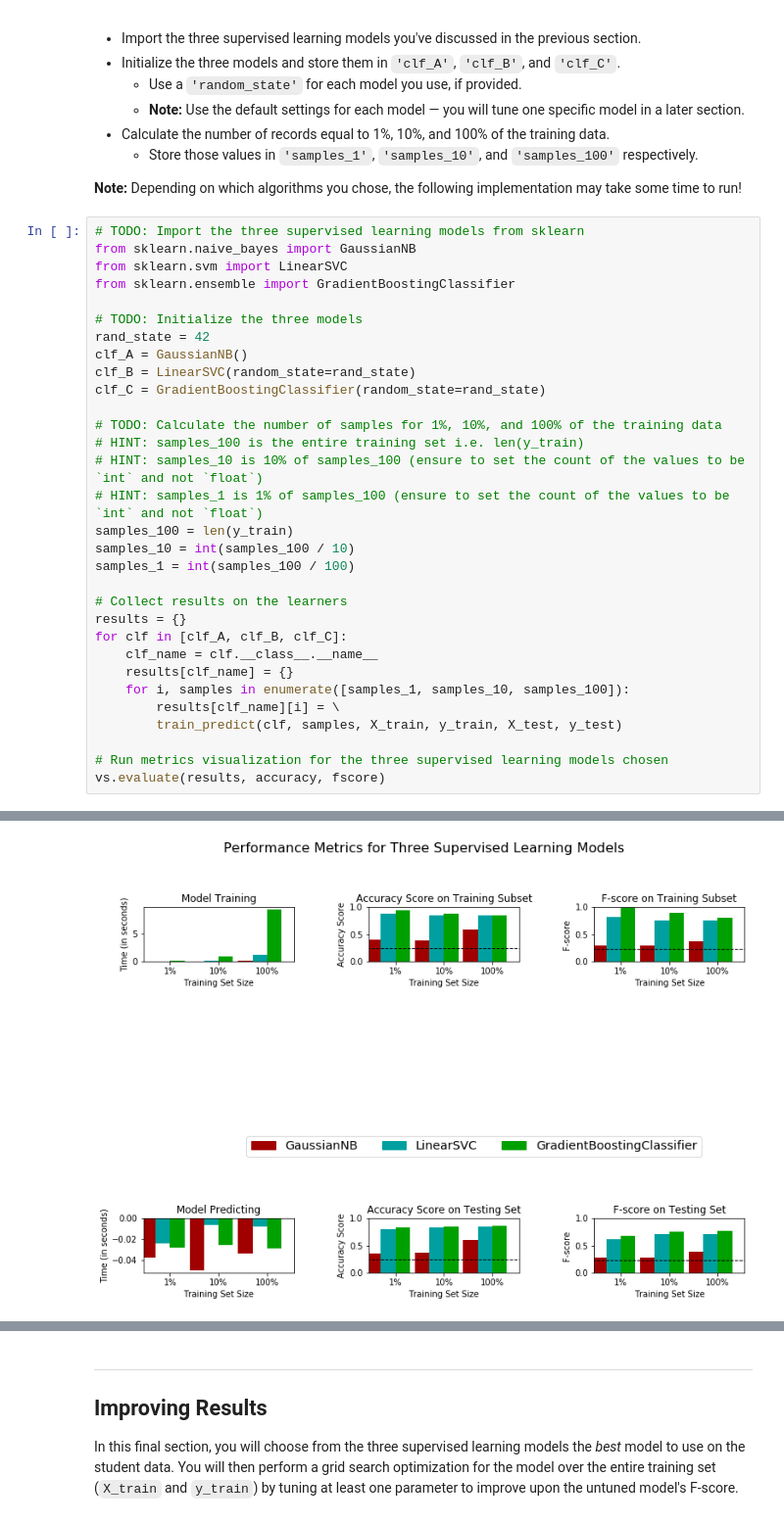
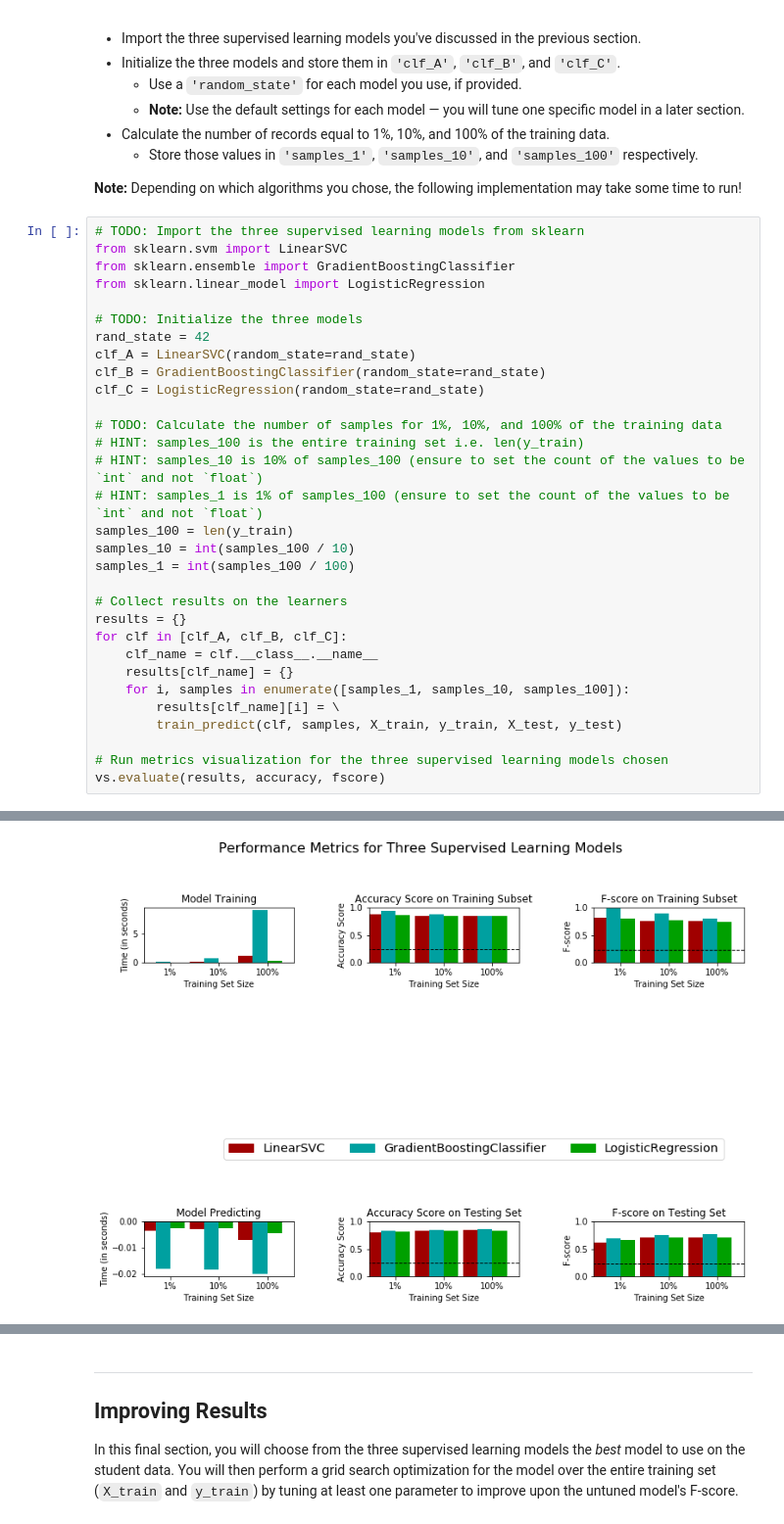
Before and after one commit to rubengura/ds_nanodegree_udacity, a Jupyter notebook: finding_donors/finding_donors.ipynb, the cells around one changed output, grey strips where cells are left out. Shown at 98% size. Cells and saved outputs as stored; diff of their text form.

```diff
--- a/finding_donors/finding_donors.ipynb
+++ b/finding_donors/finding_donors.ipynb
@@ -359,15 +379,15 @@ In the code cell, you will need to implement the following:
 **Note:** Depending on which algorithms you chose, the following implementation may take some time to run!
 # %%
 # TODO: Import the three supervised learning models from sklearn
-from sklearn.naive_bayes import GaussianNB
 from sklearn.svm import LinearSVC
 from sklearn.ensemble import GradientBoostingClassifier
+from sklearn.linear_model import LogisticRegression
 
 # TODO: Initialize the three models
 rand_state = 42
-clf_A = GaussianNB()
-clf_B = LinearSVC(random_state=rand_state)
-clf_C = GradientBoostingClassifier(random_state=rand_state)
+clf_A = LinearSVC(random_state=rand_state)
+clf_B = GradientBoostingClassifier(random_state=rand_state)
+clf_C = LogisticRegression(random_state=rand_state)
 
 # TODO: Calculate the number of samples for 1%, 10%, and 100% of the training data
 # HINT: samples_100 is the entire training set i.e. len(y_train)
@@ -401 +421 @@ GradientBoostingClassifier trained on 36177 samples.
-[figure, old version]
+[figure, new version]
```
Also changed, not shown: parts of 14 cells of this notebook.
